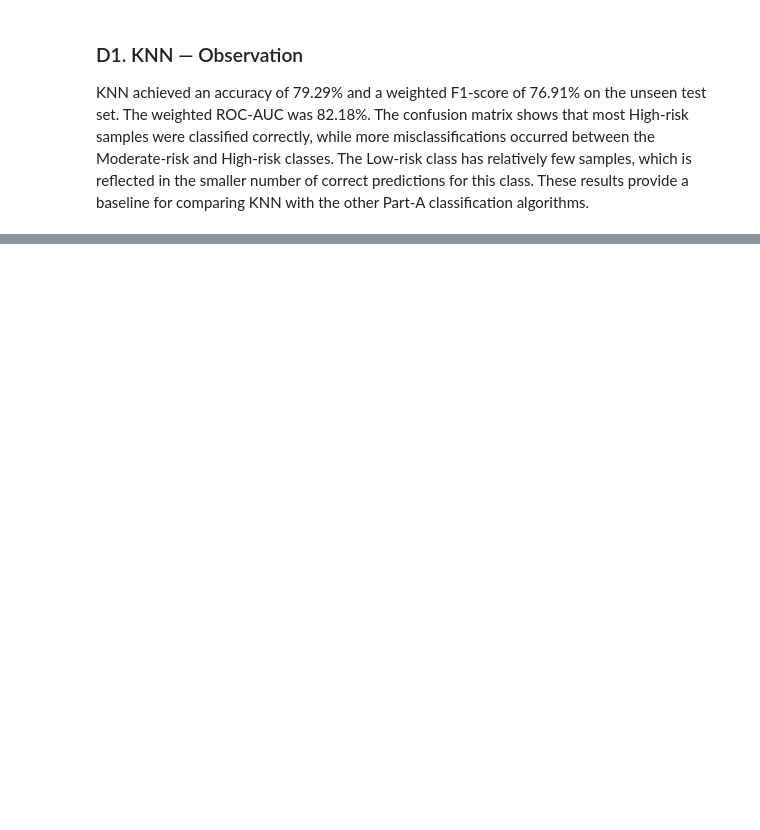
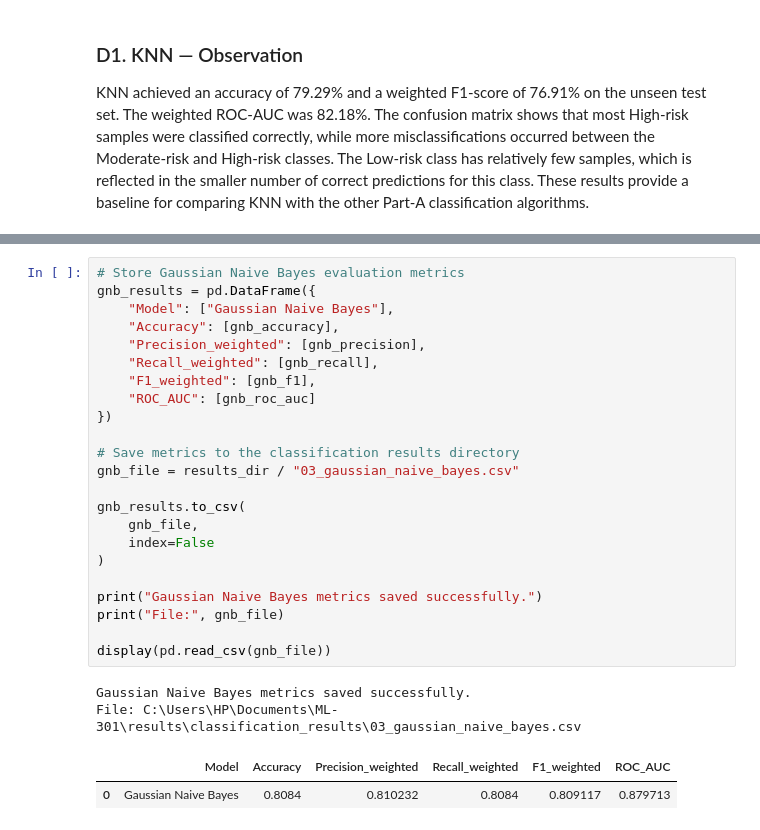
Before and after one commit to MohithKumar128/ML-301, a Jupyter notebook: notebooks/classification.ipynb, the cells around one changed output, grey strips where cells are left out. Cells and saved outputs as stored; diff of their text form; blank space fills up the shorter version.

```diff
--- a/notebooks/classification.ipynb
+++ b/notebooks/classification.ipynb
@@ -948,0 +1020,28 @@ KNN achieved an accuracy of 79.29% and a weighted F1-score of 76.91% on the unse
+# %%
+# Store Gaussian Naive Bayes evaluation metrics
+gnb_results = pd.DataFrame({
+    "Model": ["Gaussian Naive Bayes"],
+    "Accuracy": [gnb_accuracy],
+    "Precision_weighted": [gnb_precision],
+    "Recall_weighted": [gnb_recall],
+    "F1_weighted": [gnb_f1],
+    "ROC_AUC": [gnb_roc_auc]
+})
+
+# Save metrics to the classification results directory
+gnb_file = results_dir / "03_gaussian_naive_bayes.csv"
+
+gnb_results.to_csv(
+    gnb_file,
+    index=False
+)
+
+print("Gaussian Naive Bayes metrics saved successfully.")
+print("File:", gnb_file)
+
+display(pd.read_csv(gnb_file))
+# %% [output]
+Gaussian Naive Bayes metrics saved successfully.
+File: C:\Users\HP\Documents\ML-301\results\classification_results\03_gaussian_naive_bayes.csv
+|  | Model | Accuracy | Precision_weighted | Recall_weighted | F1_weighted | ROC_AUC |
+| 0 | Gaussian Naive Bayes | 0.8084 | 0.810232 | 0.8084 | 0.809117 | 0.879713 |
```
Also changed, not shown: parts of 7 cells of this notebook, 1 other file.
